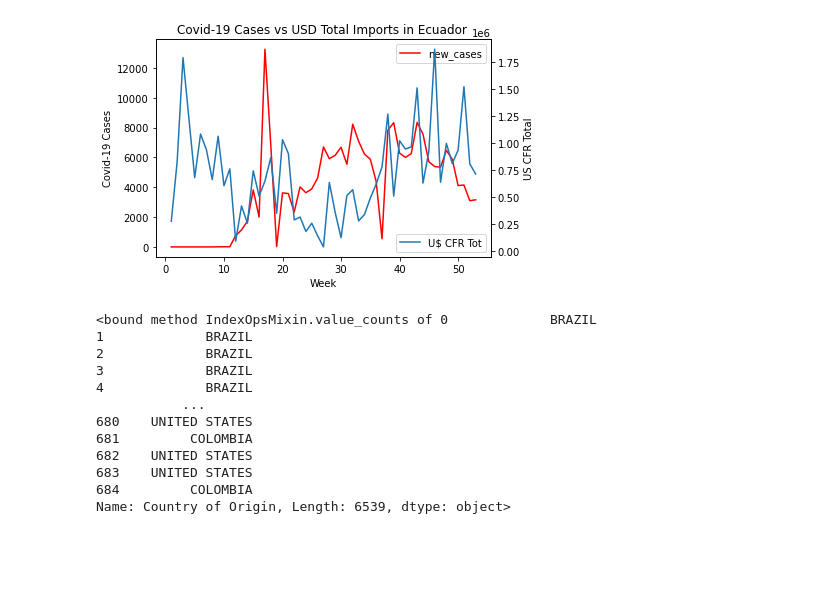
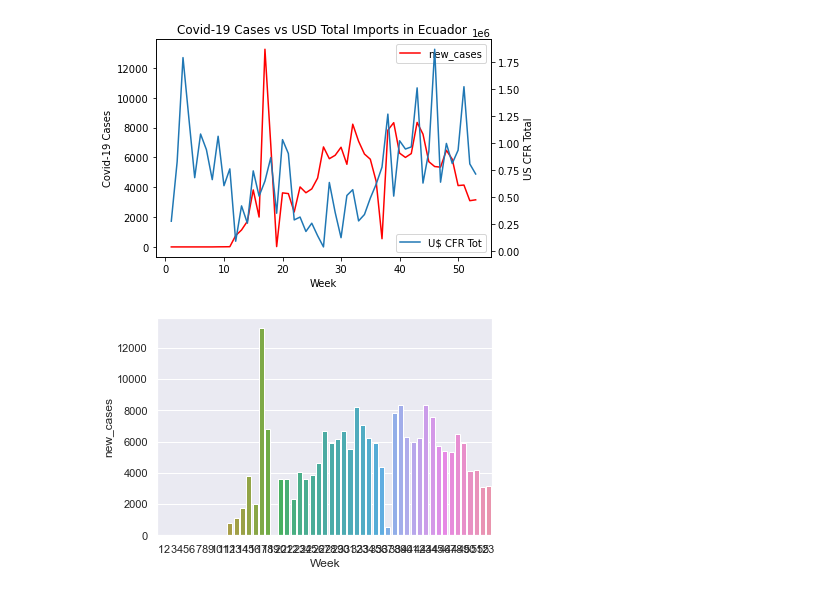
Before and after one commit to RafaelGFernandez01/first_project-, a Jupyter notebook: first-project .ipynb, the cells around one changed output. Saved outputs shown, nothing was run; the diff lists cells and outputs as text; code cells hidden in the pictures; blank space fills up the shorter version.

Commit message:
wip, adding seaborn graphs

```diff
--- a/first-project .ipynb
+++ b/first-project .ipynb
@@ -4,6 +4,8 @@ by Rafael G Fernandez
 
 ---
 # %%
+import warnings
+warnings.filterwarnings("ignore")
 # Dependencies and setup
 import pandas as pd
 import numpy as np
@@ -11,6 +13,8 @@ import datetime
 import numpy as np
 import matplotlib
 import matplotlib.pyplot as plt
+import seaborn as sns
+sns.set(color_codes=True)
 # %%
 # Reading files and store into Pandas data frame
 
@@ -260,18 +275,8 @@ plt.title("Covid-19 Cases vs USD Total Imports in Ecuador ")
 # %% [output]
 Text(0.5, 1.0, 'Covid-19 Cases vs USD Total Imports in Ecuador ')
 [figure]
-# %%
-imports_df['Country of Origin'].value_counts
-# %% [output]
-<bound method IndexOpsMixin.value_counts of 0             BRAZIL
-1             BRAZIL
-2             BRAZIL
-3             BRAZIL
-4             BRAZIL
-           ...
-680    UNITED STATES
-681         COLOMBIA
-682    UNITED STATES
-683    UNITED STATES
-684         COLOMBIA
-Name: Country of Origin, Length: 6539, dtype: object>
+# %%
+# cases per week
+sns.barplot(x=total_unified_df["Week"], y=total_unified_df["new_cases"]);
+# %% [output]
+[figure, added]
```
Also changed, not shown: parts of 24 cells of this notebook.
